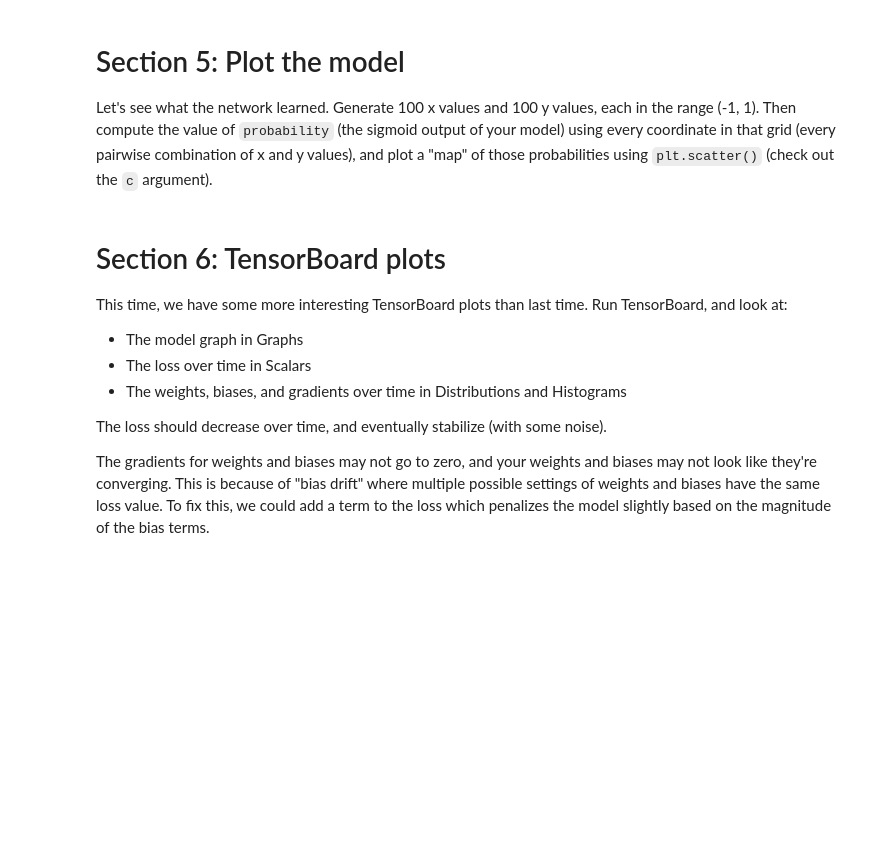
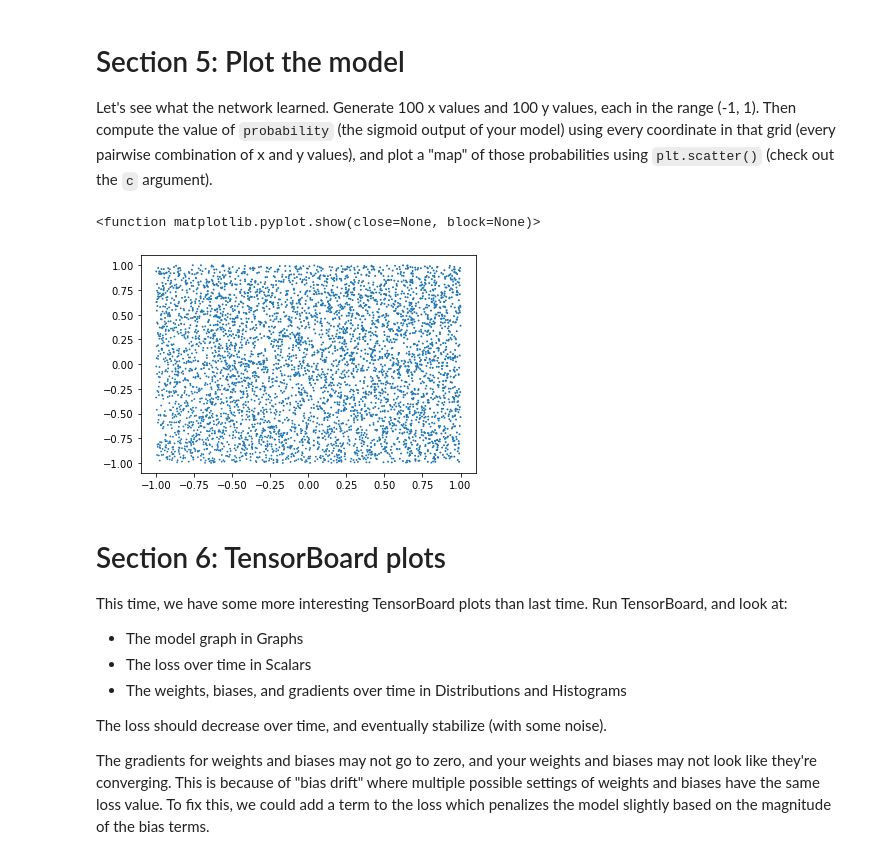
Before and after one commit to CZap/caltech-cs11-tensorflow, a Jupyter notebook: labs/lab_3_dense_nets/lab_3.ipynb, the cells around one changed output. Saved outputs shown, nothing was run; the diff lists cells and outputs as text; code cells hidden in the pictures; blank space fills up the shorter version.

Commit message:
Lab 3 mostly finished
-implemented working keras model
-"from-scratch" model needs troubleshooting
-data plotting seems to be working

```diff
--- a/labs/lab_3_dense_nets/lab_3.ipynb
+++ b/labs/lab_3_dense_nets/lab_3.ipynb
@@ -157,3 +194,23 @@ for gradient, variable in zip(gradients, model.trainable_variables):
+# %%
+optimizer = tf.optimizers.SGD(learning_rate=2e-3, momentum=0.9)
+
+def train(model, x, y, i):
+    with tf.GradientTape() as g:
+        cross_entropy_loss = lambda: _loss(y, model.logits(x)) #lambda fn to get loss per batch
+        gradients = g.gradient(cross_entropy_loss(), model.trainable_variables)
+        with train_writer.as_default():
+            gradients_and_vars = zip(gradients, model.trainable_variables)
+            for gradient, variable in gradients_and_vars:
+                if variable.name and gradient is not None:
+                    tf.summary.histogram('gradients/' + variable.name, tf.norm(gradient), step=i)
+                    tf.summary.histogram('variables/' + variable.name, tf.norm(variable), step=i)
+                else:
+                    if variable.name is None:
+                        print('null var')
+                    if gradient is None:
+                        print('null gradient')
+            tf.summary.scalar('cross-entropy loss', cross_entropy_loss(), step=i)
+        optimizer.apply_gradients(gradients_and_vars)
 # %% [markdown]
 # Section 4: train the model
 Same as last time, except there's no test set.
@@ -172,0 +228,16 @@ Watching plots, histograms, etc in TensorBoard as the model trains can be fun.
+# %%
+model = FeedForward()
+train_batch = 0
+
+for i in range(n_epochs):
+    for x, y in dataset_train:
+        if train_batch == 0:
+            tf.summary.trace_on(graph=True, profiler=True) #initializing tensorboard graph
+            trace_function(model, x) #running trace method once
+            with train_writer.as_default():
+                tf.summary.trace_export(name='first training batch', step=0, profiler_outdir=log_dir)
+        train(model, x, y, train_batch) #calling train iteration
+        train_batch += 1
+#checkpoint for saving the model
+checkpoint = tf.train.Checkpoint(model = model)
+checkpoint.write('./checkpoints_lab3/model')
@@ -180,3 +251,15 @@ Then compute the value of `probability` (the sigmoid output of your model) using
+# %%
+test_points = tf.convert_to_tensor(np.random.uniform(np.nextafter(-1.0, 1.0), 1.0, (5000, 2)))
+results_list = []
+for j in range(tf.shape(test_points)[0]):
+    results_list.append(model(test_points[j]))
+results = tf.convert_to_tensor(results_list)
+scatter = plt.scatter(test_points[:, 0], test_points[:, 1], results, cmap = 'hsv')
+plt.show
+#print(results)
+# %% [output]
+<function matplotlib.pyplot.show(close=None, block=None)>
+[figure, added]
 # %% [markdown]
 # Section 6: TensorBoard plots
 This time, we have some more interesting TensorBoard plots than last time.
```
Also changed, not shown: parts of 22 cells of this notebook, 2 other files.
